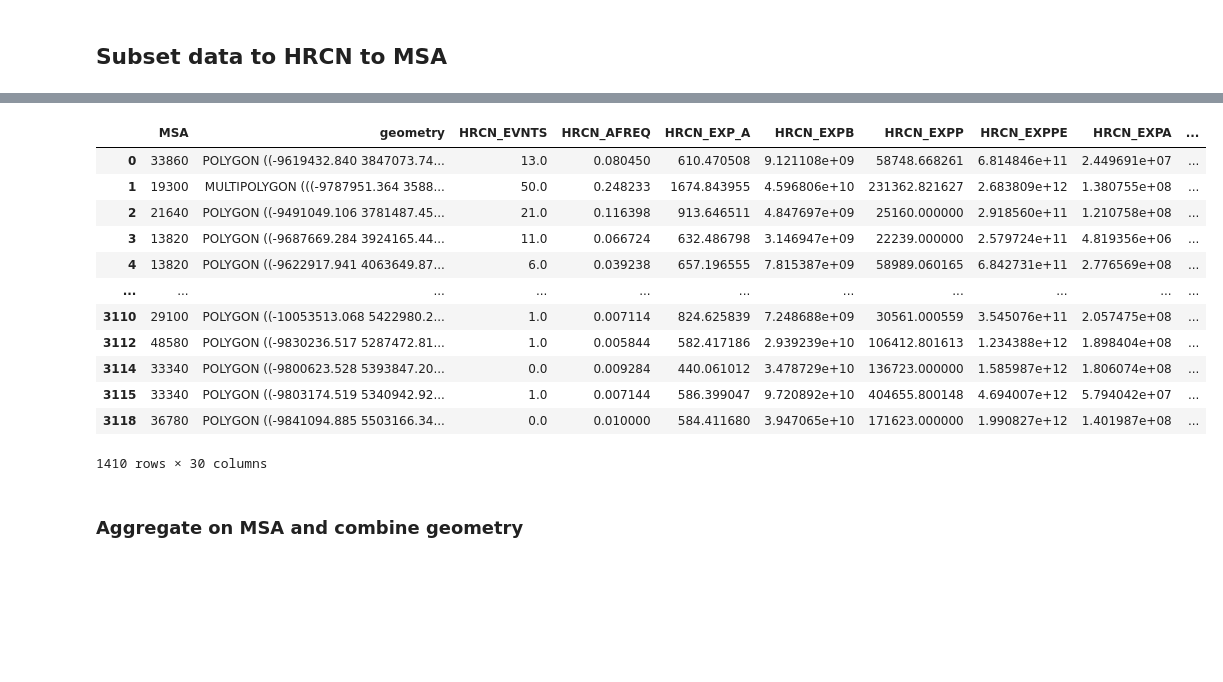
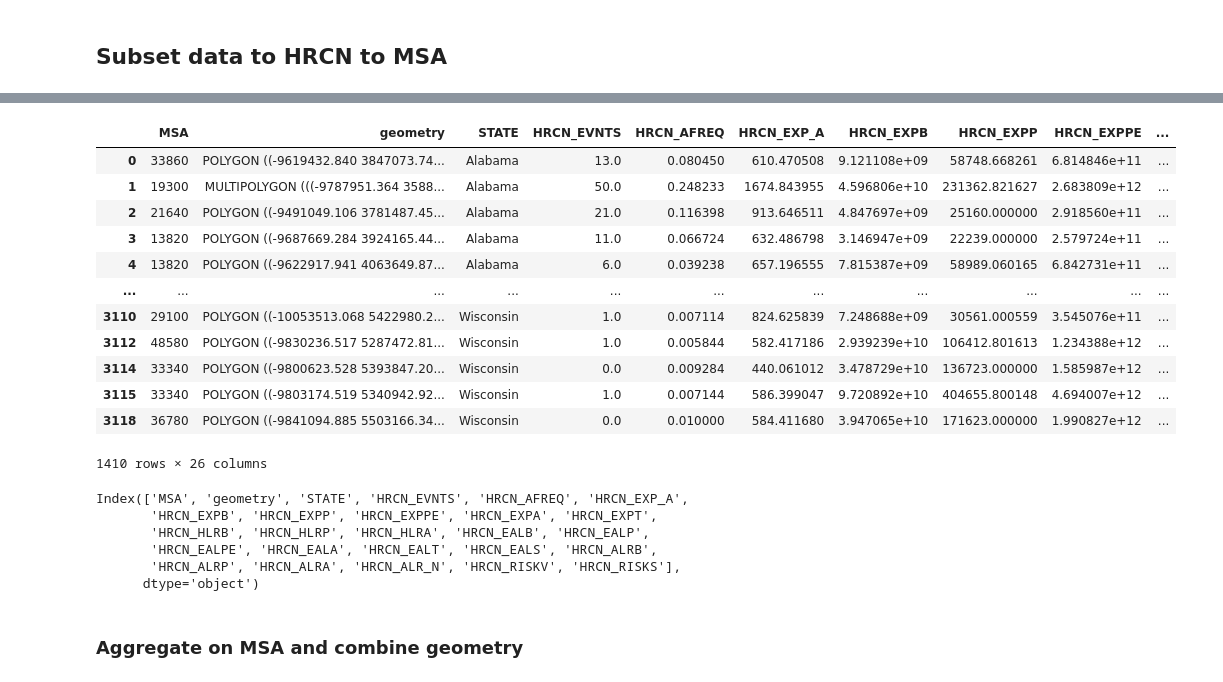
Before and after one commit to yannickpichardo/master_thesis, a Jupyter notebook: to_sql/hurricane_sql.ipynb, the cells around one changed output, grey strips where cells are left out. Cells and saved outputs as stored; diff of their text form; code cells hidden in the pictures; blank space fills up the shorter version.

```diff
--- a/to_sql/hurricane_sql.ipynb
+++ b/to_sql/hurricane_sql.ipynb
@@ -43,15 +41,15 @@ loading
 loaded
 # %%
 #5 bins based on quantiles to categorize the scores into 5 distinct sections
-mainland_usa_gdf['HRCN_EALS_Norm'] = (mainland_usa_gdf['HRCN_EALS'] - mainland_usa_gdf['HRCN_EALS'].mean())/ mainland_usa_gdf['HRCN_EALS'].std()
-mainland_usa_gdf['HRCN_RISK_CATEGORY_QUANTILE'] = pd.qcut(mainland_usa_gdf['HRCN_EALS_Norm'], q=5, labels=['Very Low', "Relatively Low", 'Relatively Moderate', 'Relatively High', 'Very High'])
+mainland_usa_gdf['HRCN_HLRB_NORM'] = (mainland_usa_gdf['HRCN_HLRB'] - mainland_usa_gdf['HRCN_HLRB'].mean())/ mainland_usa_gdf['HRCN_HLRB'].std()
+mainland_usa_gdf['HRCN_RISK_CATEGORY_QUANTILE'] = pd.qcut(mainland_usa_gdf['HRCN_HLRB_NORM'], q=5, labels=['Very Low', "Relatively Low", 'Relatively Moderate', 'Relatively High', 'Very High'])
 colors = ['#08306b', '#4292c6', '#fdae6b', '#f16913', '#67000d']
 custom_cmap = ListedColormap(colors) # type: ignore
 #Plot the heatmap
-fig, ax = plt.subplots(1, 1, figsize=(15, 25))
+fig, ax = plt.subplots(1, 1, figsize=(25, 15))
 plt.grid(False)
-mainland_usa_gdf.plot(column='HRCN_RISK_CATEGORY_QUANTILE', cmap=custom_cmap, linewidth=0.8, ax=ax, edgecolor='0.8', legend=True)
-ax.set_title('Hurricane Risk Heatmap (USA)', fontdict={'fontsize': '25', 'fontweight' : '3'})
+mainland_usa_gdf.plot(column='HRCN_RISK_CATEGORY_QUANTILE', cmap=custom_cmap, linewidth=0.8, ax=ax, edgecolor='0.8', legend=True, legend_kwds={'loc': 'upper left', 'fontsize': 40, 'frameon': False})
+# ax.set_title('Hurricane Risk Heatmap (USA) on county level', fontdict={'fontsize': '25', 'fontweight' : '3'})
 #Remove all axis values
 ax.set_xticks([])
 ax.set_yticks([])
@@ -62,6 +60,6 @@ ax.spines['bottom'].set_visible(False)
 ax.spines['left'].set_visible(False)
 # Display the map
 #Save plot heatmap
-plt.savefig('../../Plots/hurricane_risk_heatmap.png')
+plt.savefig('../../Plots/Norm_ALRA.png')
 plt.show()
 # %% [output]
@@ -97,27 +115,34 @@ mainland_usa_gdf_msa = mainland_usa_gdf_msa[~mainland_usa_gdf_msa['MSA'].isna()]
 # %%
 #show columns that have HRCN in mainland_usa_gdf
 # display(mainland_usa_gdf.columns[mainland_usa_gdf.columns.str.contains('HRCN')])
 #Save mainland_usa_gdf_HRCN file which includes HRCN columns
 hrcn_columns = [col for col in mainland_usa_gdf_msa.columns if 'HRCN' in col]
-selected_columns = ['MSA','geometry'] + hrcn_columns
+selected_columns = ['MSA','geometry', 'STATE'] + hrcn_columns
 mainland_usa_gdf_msa = mainland_usa_gdf_msa[selected_columns]
 display(mainland_usa_gdf_msa)
 #Save Pickle file
 mainland_usa_gdf_msa.to_pickle('../../Data/mainland_usa_gdf_msa.pkl')
+mainland_usa_gdf_msa.columns
 # %% [output]
-|  | MSA | geometry | HRCN_EVNTS | HRCN_AFREQ | HRCN_EXP_A | HRCN_EXPB | HRCN_EXPP | HRCN_EXPPE | HRCN_EXPA | ... |
-| 0 | 33860 | POLYGON ((-9619432.840 3847073.74... | 13.0 | 0.080450 | 610.470508 | 9.121108e+09 | 58748.668261 | 6.814846e+11 | 2.449691e+07 | ... |
-| 1 | 19300 | MULTIPOLYGON (((-9787951.364 3588... | 50.0 | 0.248233 | 1674.843955 | 4.596806e+10 | 231362.821627 | 2.683809e+12 | 1.380755e+08 | ... |
-| 2 | 21640 | POLYGON ((-9491049.106 3781487.45... | 21.0 | 0.116398 | 913.646511 | 4.847697e+09 | 25160.000000 | 2.918560e+11 | 1.210758e+08 | ... |
-| 3 | 13820 | POLYGON ((-9687669.284 3924165.44... | 11.0 | 0.066724 | 632.486798 | 3.146947e+09 | 22239.000000 | 2.579724e+11 | 4.819356e+06 | ... |
-| 4 | 13820 | POLYGON ((-9622917.941 4063649.87... | 6.0 | 0.039238 | 657.196555 | 7.815387e+09 | 58989.060165 | 6.842731e+11 | 2.776569e+08 | ... |
+|  | MSA | geometry | STATE | HRCN_EVNTS | HRCN_AFREQ | HRCN_EXP_A | HRCN_EXPB | HRCN_EXPP | HRCN_EXPPE | ... |
+| 0 | 33860 | POLYGON ((-9619432.840 3847073.74... | Alabama | 13.0 | 0.080450 | 610.470508 | 9.121108e+09 | 58748.668261 | 6.814846e+11 | ... |
+| 1 | 19300 | MULTIPOLYGON (((-9787951.364 3588... | Alabama | 50.0 | 0.248233 | 1674.843955 | 4.596806e+10 | 231362.821627 | 2.683809e+12 | ... |
+| 2 | 21640 | POLYGON ((-9491049.106 3781487.45... | Alabama | 21.0 | 0.116398 | 913.646511 | 4.847697e+09 | 25160.000000 | 2.918560e+11 | ... |
+| 3 | 13820 | POLYGON ((-9687669.284 3924165.44... | Alabama | 11.0 | 0.066724 | 632.486798 | 3.146947e+09 | 22239.000000 | 2.579724e+11 | ... |
+| 4 | 13820 | POLYGON ((-9622917.941 4063649.87... | Alabama | 6.0 | 0.039238 | 657.196555 | 7.815387e+09 | 58989.060165 | 6.842731e+11 | ... |
 | ... | ... | ... | ... | ... | ... | ... | ... | ... | ... | ... |
-| 3110 | 29100 | POLYGON ((-10053513.068 5422980.2... | 1.0 | 0.007114 | 824.625839 | 7.248688e+09 | 30561.000559 | 3.545076e+11 | 2.057475e+08 | ... |
-| 3112 | 48580 | POLYGON ((-9830236.517 5287472.81... | 1.0 | 0.005844 | 582.417186 | 2.939239e+10 | 106412.801613 | 1.234388e+12 | 1.898404e+08 | ... |
-| 3114 | 33340 | POLYGON ((-9800623.528 5393847.20... | 0.0 | 0.009284 | 440.061012 | 3.478729e+10 | 136723.000000 | 1.585987e+12 | 1.806074e+08 | ... |
-| 3115 | 33340 | POLYGON ((-9803174.519 5340942.92... | 1.0 | 0.007144 | 586.399047 | 9.720892e+10 | 404655.800148 | 4.694007e+12 | 5.794042e+07 | ... |
-| 3118 | 36780 | POLYGON ((-9841094.885 5503166.34... | 0.0 | 0.010000 | 584.411680 | 3.947065e+10 | 171623.000000 | 1.990827e+12 | 1.401987e+08 | ... |
+| 3110 | 29100 | POLYGON ((-10053513.068 5422980.2... | Wisconsin | 1.0 | 0.007114 | 824.625839 | 7.248688e+09 | 30561.000559 | 3.545076e+11 | ... |
+| 3112 | 48580 | POLYGON ((-9830236.517 5287472.81... | Wisconsin | 1.0 | 0.005844 | 582.417186 | 2.939239e+10 | 106412.801613 | 1.234388e+12 | ... |
+| 3114 | 33340 | POLYGON ((-9800623.528 5393847.20... | Wisconsin | 0.0 | 0.009284 | 440.061012 | 3.478729e+10 | 136723.000000 | 1.585987e+12 | ... |
+| 3115 | 33340 | POLYGON ((-9803174.519 5340942.92... | Wisconsin | 1.0 | 0.007144 | 586.399047 | 9.720892e+10 | 404655.800148 | 4.694007e+12 | ... |
+| 3118 | 36780 | POLYGON ((-9841094.885 5503166.34... | Wisconsin | 0.0 | 0.010000 | 584.411680 | 3.947065e+10 | 171623.000000 | 1.990827e+12 | ... |
-1410 rows × 30 columns
+1410 rows × 26 columns
+Index(['MSA', 'geometry', 'STATE', 'HRCN_EVNTS', 'HRCN_AFREQ', 'HRCN_EXP_A',
+       'HRCN_EXPB', 'HRCN_EXPP', 'HRCN_EXPPE', 'HRCN_EXPA', 'HRCN_EXPT',
+       'HRCN_HLRB', 'HRCN_HLRP', 'HRCN_HLRA', 'HRCN_EALB', 'HRCN_EALP',
+       'HRCN_EALPE', 'HRCN_EALA', 'HRCN_EALT', 'HRCN_EALS', 'HRCN_ALRB',
+       'HRCN_ALRP', 'HRCN_ALRA', 'HRCN_ALR_N', 'HRCN_RISKV', 'HRCN_RISKS'],
+      dtype='object')
 # %% [markdown]
 ### Aggregate on MSA and combine geometry
 # %%
```
Also changed, not shown: parts of 9 cells of this notebook, 8 other files.
